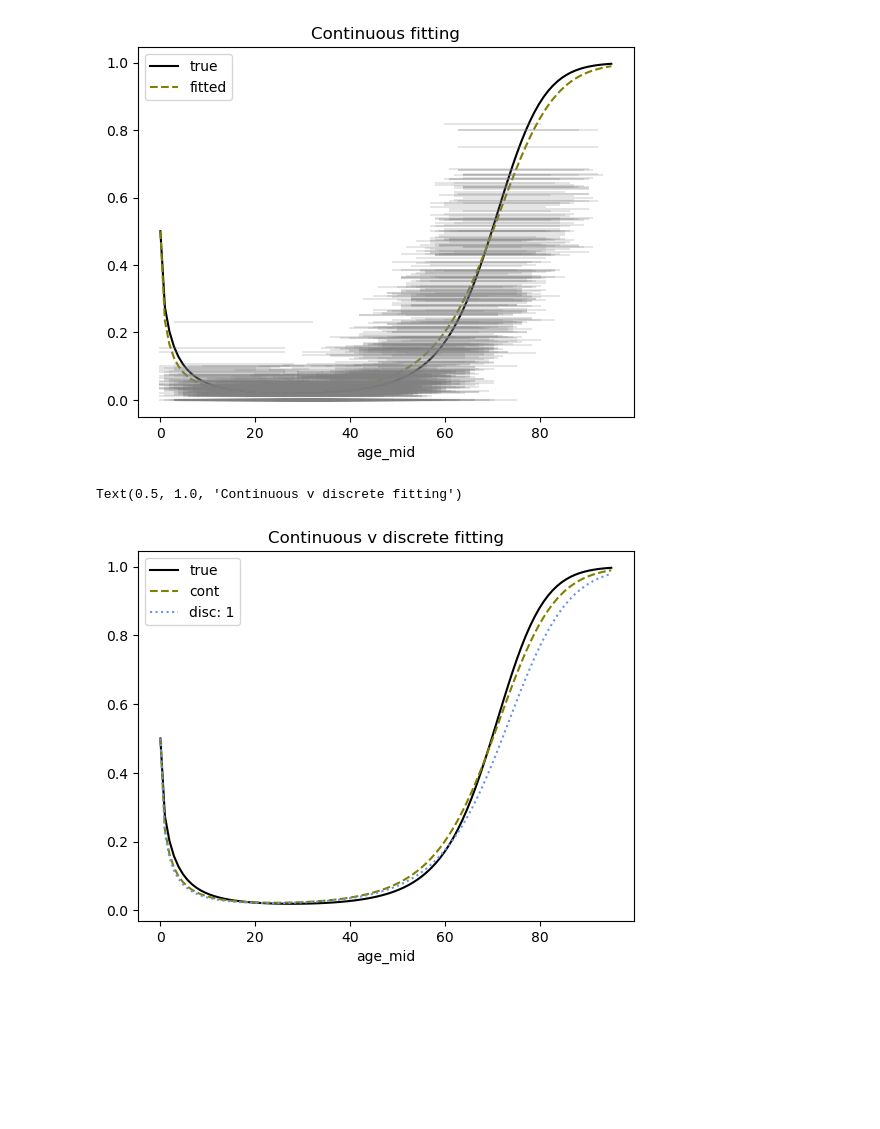
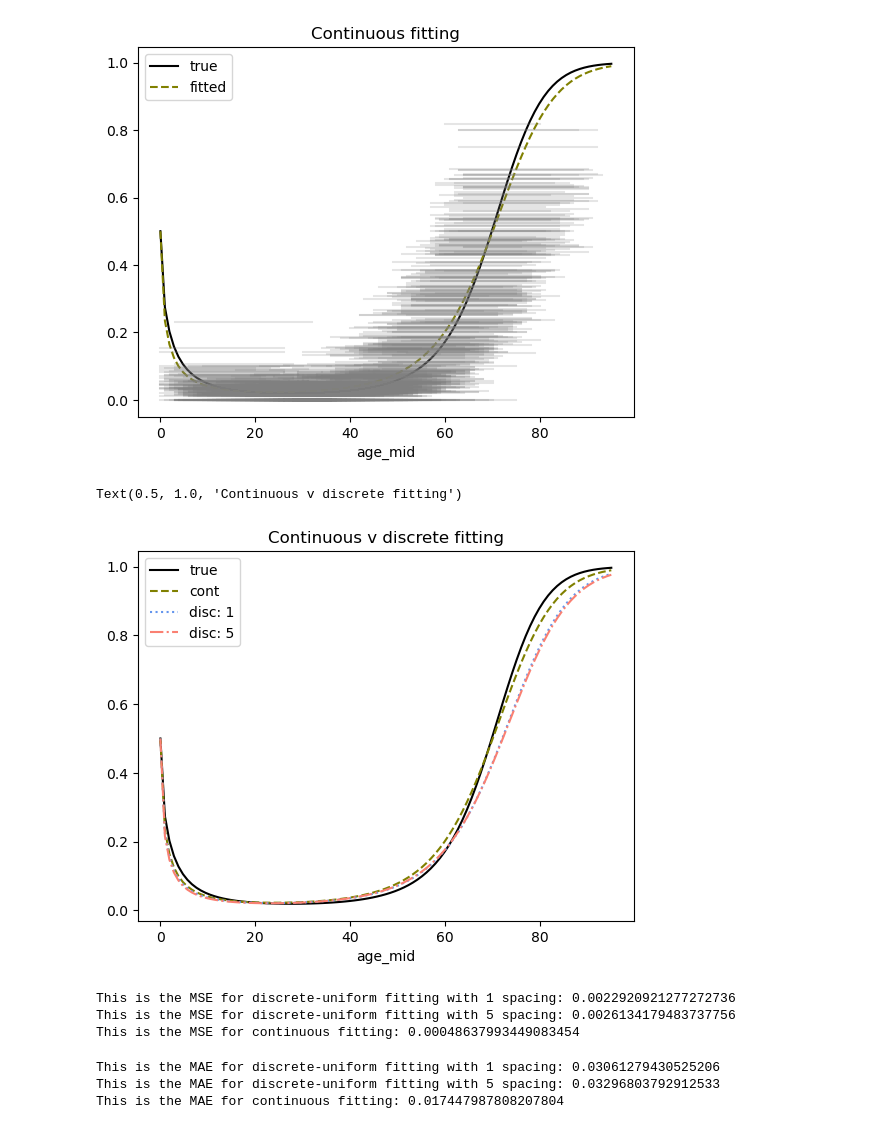
Before and after one commit to ihmeuw-msca/integral-functions, a Jupyter notebook: notebooks/simulation_finite.ipynb, the cells around one changed output. Cells and saved outputs as stored; diff of their text form; code cells hidden in the pictures; blank space fills up the shorter version.

```diff
--- a/notebooks/simulation_finite.ipynb
+++ b/notebooks/simulation_finite.ipynb
@@ -187,0 +282,11 @@ for _, row in df.iterrows():
+# %%
+model_discrete_5 = BinomialModel(
+    y="obs",
+    weights="sample_size",
+    df=df5,
+    params=[Parameter("p", [Variable(f"cov{i + 1}") for i in range(3)], inv_link="expit")],
+)
+
+model_discrete_5.fit()
+
+model_discrete_5.opt_result.x
@@ -188,3 +295,12 @@ for _, row in df.iterrows():
+# %%
+df_pred5 = pd.DataFrame(
+    dict(age_mid=np.linspace(low_age, high_age, 101))
+)
+df_pred5["cov1"] = func1(df_pred5["age_mid"])
+df_pred5["cov2"] = func2(df_pred5["age_mid"])
+df_pred5["cov3"] = func3(df_pred5["age_mid"])
+df_pred5 = model_discrete_5.predict(df_pred5)
+df_pred5["p_true"] = expit_death_rate_function(df_pred5["age_mid"], c1=c1)
 # %% [markdown]
 #### Continuous setting
 # %%
@@ -300,14 +416,31 @@ for _, row in df.iterrows():
 # %%
 fig, ax = plt.subplots()
 ax.plot(df_pred_cont["age_mid"], df_pred_cont["p_true"], color="k", label="true")
 ax.plot(df_pred_cont["age_mid"], df_pred_cont["p"], color="olive", linestyle="--", label="cont")
 ax.plot(df_pred["age_mid"], df_pred["p"], color="cornflowerblue", linestyle="dotted", label="disc: 1")
+ax.plot(df_pred["age_mid"], df_pred5["p"], color="salmon", linestyle="dashdot", label="disc: 5")
 ax.legend()
 ax.set_xlabel("age_mid")
 plt.title("Continuous v discrete fitting")
 
 # for _, row in df.iterrows():
 #     ax.plot([row["age_start"], row["age_end"]], [row["obs"]]*2, color="grey", alpha=0.2)
 # %% [output]
 Text(0.5, 1.0, 'Continuous v discrete fitting')
-[figure, old version]
+[figure, new version]
+# %%
+print(f"This is the MSE for discrete-uniform fitting with 1 spacing: {mean_squared_error(df_pred["p"], df_pred["p_true"])}")
+print(f"This is the MSE for discrete-uniform fitting with 5 spacing: {mean_squared_error(df_pred5["p"], df_pred["p_true"])}")
+print(f"This is the MSE for continuous fitting: {mean_squared_error(df_pred_cont["p"], df_pred["p_true"])}")
+# %% [output]
+This is the MSE for discrete-uniform fitting with 1 spacing: 0.0022920921277272736
+This is the MSE for discrete-uniform fitting with 5 spacing: 0.0026134179483737756
+This is the MSE for continuous fitting: 0.00048637993449083454
+# %%
+print(f"This is the MAE for discrete-uniform fitting with 1 spacing: {mean_absolute_error(df_pred["p"], df_pred["p_true"])}")
+print(f"This is the MAE for discrete-uniform fitting with 5 spacing: {mean_absolute_error(df_pred5["p"], df_pred["p_true"])}")
+print(f"This is the MAE for continuous fitting: {mean_absolute_error(df_pred_cont["p"], df_pred["p_true"])}")
+# %% [output]
+This is the MAE for discrete-uniform fitting with 1 spacing: 0.03061279430525206
+This is the MAE for discrete-uniform fitting with 5 spacing: 0.03296803792912533
+This is the MAE for continuous fitting: 0.017447987808207804
```
Also changed, not shown: parts of 5 cells of this notebook, 1 other file.
